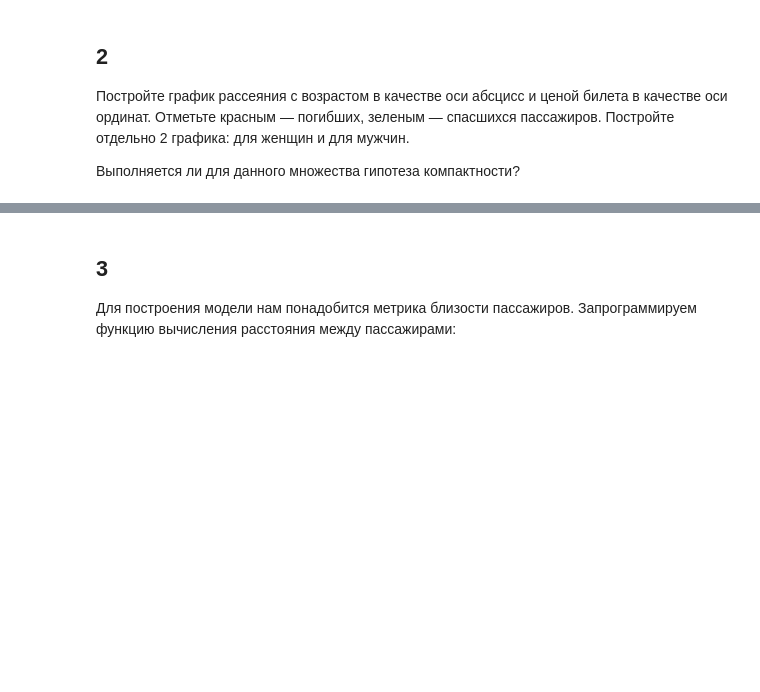
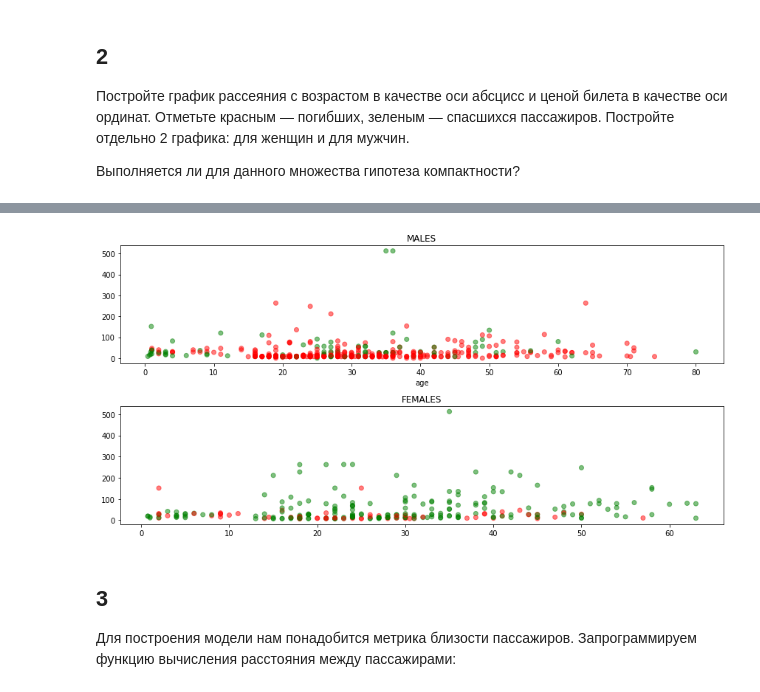
Before and after one commit to SokolovMichail/SFEDU_Master_MachineLearning, a Jupyter notebook: lab3/lab-3-knn-ru.ipynb, the cells around one changed output, grey strips where cells are left out. Cells and saved outputs as stored; diff of their text form; code cells hidden in the pictures; blank space fills up the shorter version.

```diff
--- a/lab3/lab-3-knn-ru.ipynb
+++ b/lab3/lab-3-knn-ru.ipynb
@@ -38,3 +84,17 @@ import matplotlib.pyplot as plt
+# %%
+# А теперь 2 способом
+from matplotlib.colors import LinearSegmentedColormap
+cmap = LinearSegmentedColormap.from_list('customcmap',['red','green'])
+#Males
+fig1,(ax1,ax2) = plt.subplots(2,1,figsize=(12,6))
+ax1.scatter(data_males["Age"], data_males["Fare"],c=data_males["Survived"],cmap = cmap,alpha = 0.5)
+ax1.set_title("MALES")
+ax1.set_xlabel('age')
+ax2.scatter(data_females["Age"], data_females["Fare"],c=data_females["Survived"],cmap = cmap,alpha = 0.5)
+ax2.set_title("FEMALES")
+plt.tight_layout()
+# %% [output]
+[figure, added]
 # %% [markdown]
 ## 3
 
```
Also changed, not shown: parts of 8 cells of this notebook.
